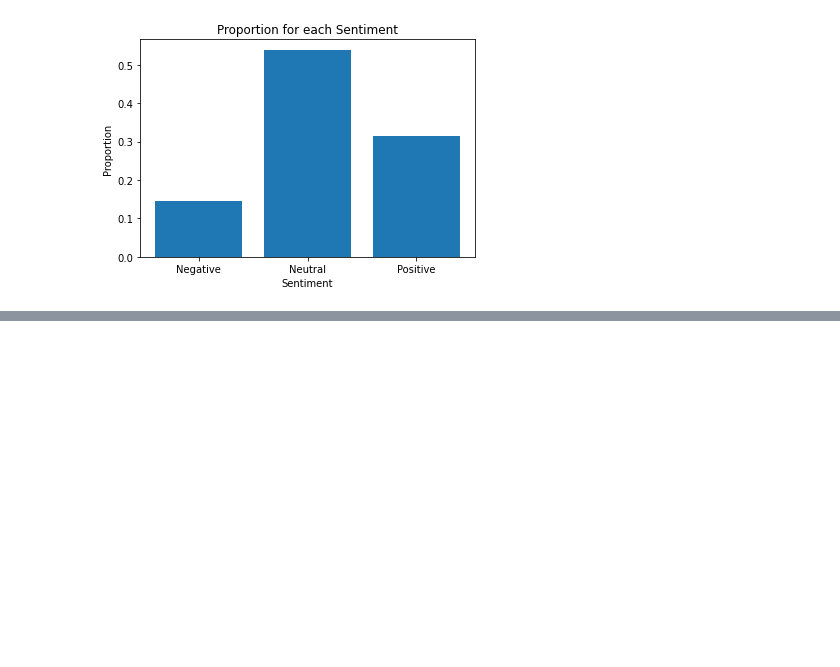
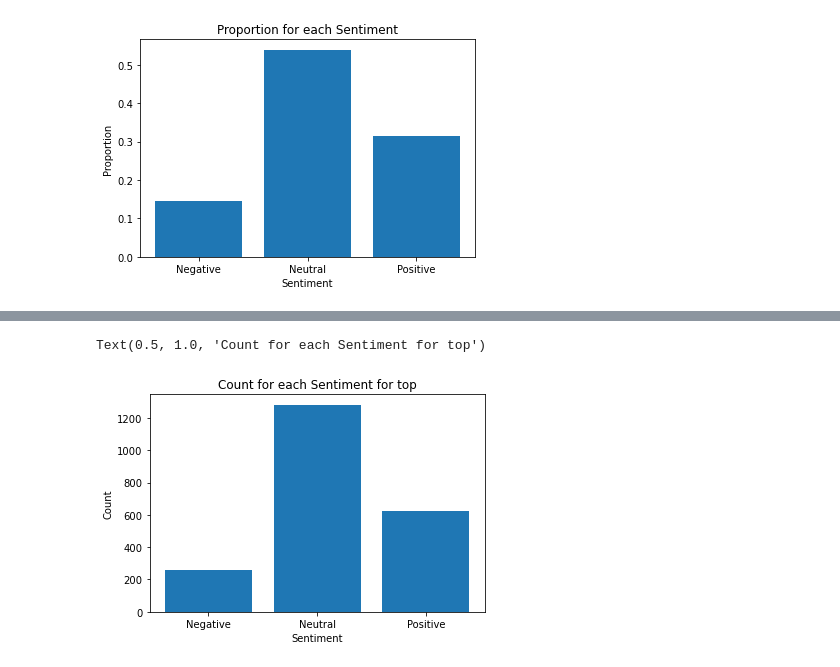
Before and after one commit to prabina-p/data-hacks-2022, a Jupyter notebook: 1-EDA.ipynb, the cells around one changed output, grey strips where cells are left out. Drawn from its saved outputs; the diff is of its cells as text; code cells hidden in the pictures; blank space fills up the shorter version.

```diff
--- a/1-EDA.ipynb
+++ b/1-EDA.ipynb
@@ -37,0 +196,3 @@ Text(0.5, 1.0, 'Proportion for each Sentiment')
+# %%
+top_50 = df[df['len_of_sentence'] > 107]
+top_50
@@ -37,0 +226,8 @@ Text(0.5, 1.0, 'Proportion for each Sentiment')
+# %%
+plt.bar(['Negative', 'Neutral', 'Positive'], top)
+plt.xlabel('Sentiment')
+plt.ylabel('Count')
+plt.title('Count for each Sentiment for top')
+# %% [output]
+Text(0.5, 1.0, 'Count for each Sentiment for top')
+[figure, added]
```
Also changed, not shown: parts of 15 cells of this notebook, 1 other file.
